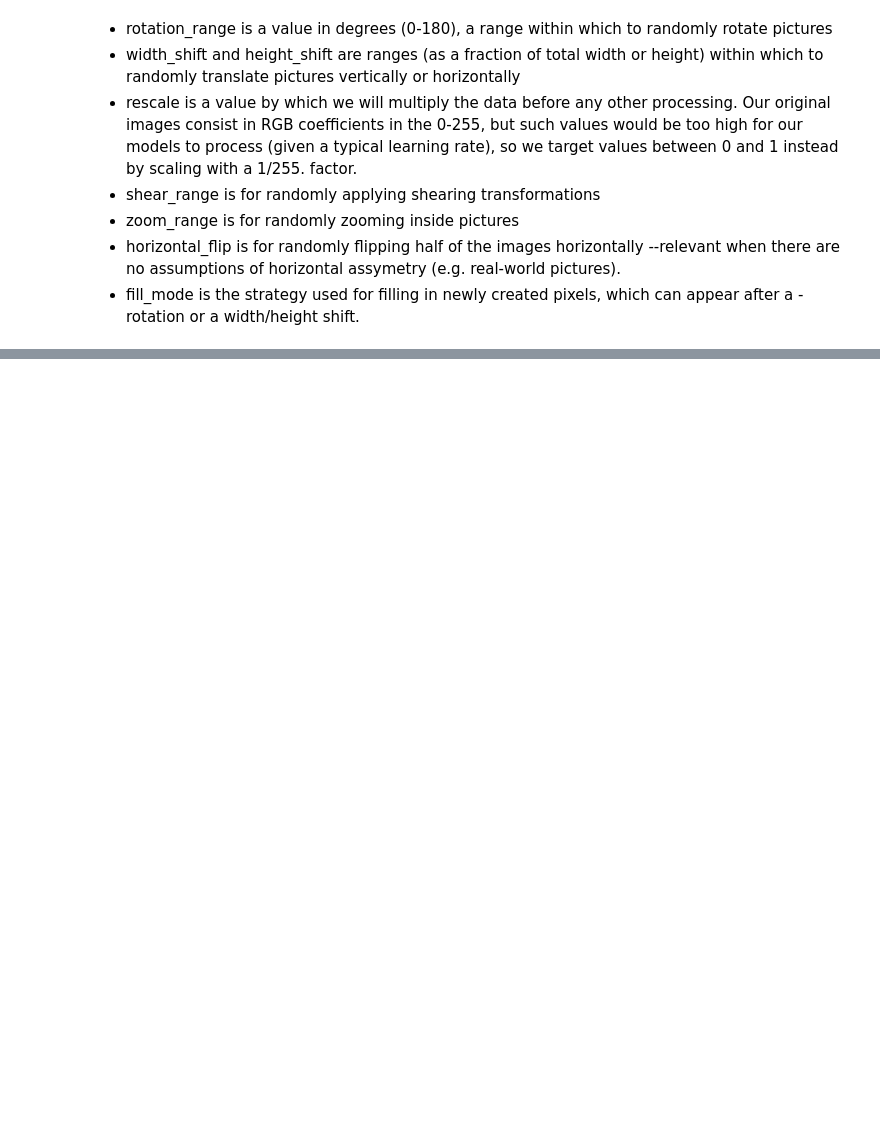
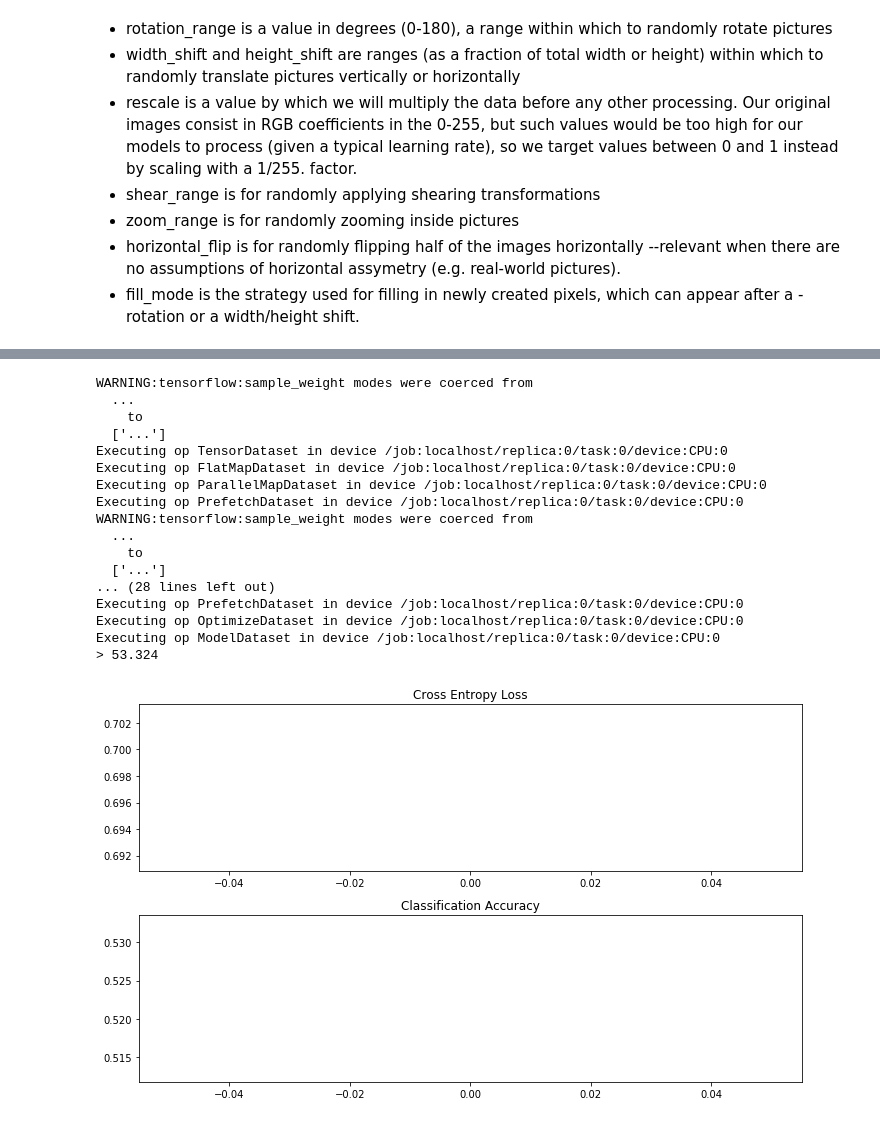
Before and after one commit to abulbasar/neural-networks, a Jupyter notebook: Keras 10 - Cat vs Dog.ipynb, the cells around one changed output, grey strips where cells are left out. Drawn from its saved outputs; the diff is of its cells as text; code cells hidden in the pictures; blank space fills up the shorter version.

```diff
--- a/Keras 10 - Cat vs Dog.ipynb
+++ b/Keras 10 - Cat vs Dog.ipynb
@@ -107,12 +327,19 @@ for i, ax in enumerate(fig.axes):
 # %%
-from keras.preprocessing.image import ImageDataGenerator
+from tensorflow.keras.preprocessing.image import ImageDataGenerator
 
+# Image augmnentation
 datagen = ImageDataGenerator(
         rotation_range=40,
         width_shift_range=0.2,
         height_shift_range=0.2,
-        rescale=1./255,
+        rescale=1/255.0,
         shear_range=0.2,
         zoom_range=0.2,
         horizontal_flip=True,
         fill_mode='nearest')
+
+
+train_it = datagen.flow_from_directory(data_home + '/prep/train/',
+    class_mode='binary', batch_size=64, target_size=(200, 200))
+test_it = datagen.flow_from_directory(data_home + '/prep/test/',
+    class_mode='binary', batch_size=64, target_size=(200, 200))
@@ -174 +357,52 @@ Found 7500 images belonging to 2 classes.
+# %%
+# One block VGG
+
+def define_model():
+    model = Sequential()
+    model.add(Conv2D(32, (3, 3), activation='relu'
+                     , kernel_initializer='he_uniform'
+                     , padding='same'
+                     , input_shape=(200, 200, 3)))
+    model.add(MaxPooling2D((2, 2)))
+    model.add(Flatten())
+    model.add(Dense(128, activation='relu', kernel_initializer='he_uniform'))
+    model.add(Dense(1, activation='sigmoid'))
+    # compile model
+    opt = keras.optimizers.SGD(lr=0.001, momentum=0.9)
+    model.compile(optimizer=opt, loss='binary_crossentropy', metrics=['accuracy'])
+    return model
+
+
+model = define_model()
+
+history = model.fit(train_it,
+                    steps_per_epoch=len(train_it),
+                    validation_data=test_it,
+                    validation_steps=len(test_it),
+                    epochs=1,
+                    verbose=1)
+
+_, acc = model.evaluate(test_it, steps=len(test_it), verbose=0)
+print('> %.3f' % (acc * 100.0))
+
+summarize_diagnostics(history)
+# %% [output]
+WARNING:tensorflow:sample_weight modes were coerced from
+  ...
+    to
+  ['...']
+Executing op TensorDataset in device /job:localhost/replica:0/task:0/device:CPU:0
+Executing op FlatMapDataset in device /job:localhost/replica:0/task:0/device:CPU:0
+Executing op ParallelMapDataset in device /job:localhost/replica:0/task:0/device:CPU:0
+Executing op PrefetchDataset in device /job:localhost/replica:0/task:0/device:CPU:0
+WARNING:tensorflow:sample_weight modes were coerced from
+  ...
+    to
+  ['...']
+... (28 lines left out)
+Executing op PrefetchDataset in device /job:localhost/replica:0/task:0/device:CPU:0
+Executing op OptimizeDataset in device /job:localhost/replica:0/task:0/device:CPU:0
+Executing op ModelDataset in device /job:localhost/replica:0/task:0/device:CPU:0
+> 53.324
+[figure, added]
 # %%
```
Also changed, not shown: parts of 48 cells of this notebook, 6 other files.
